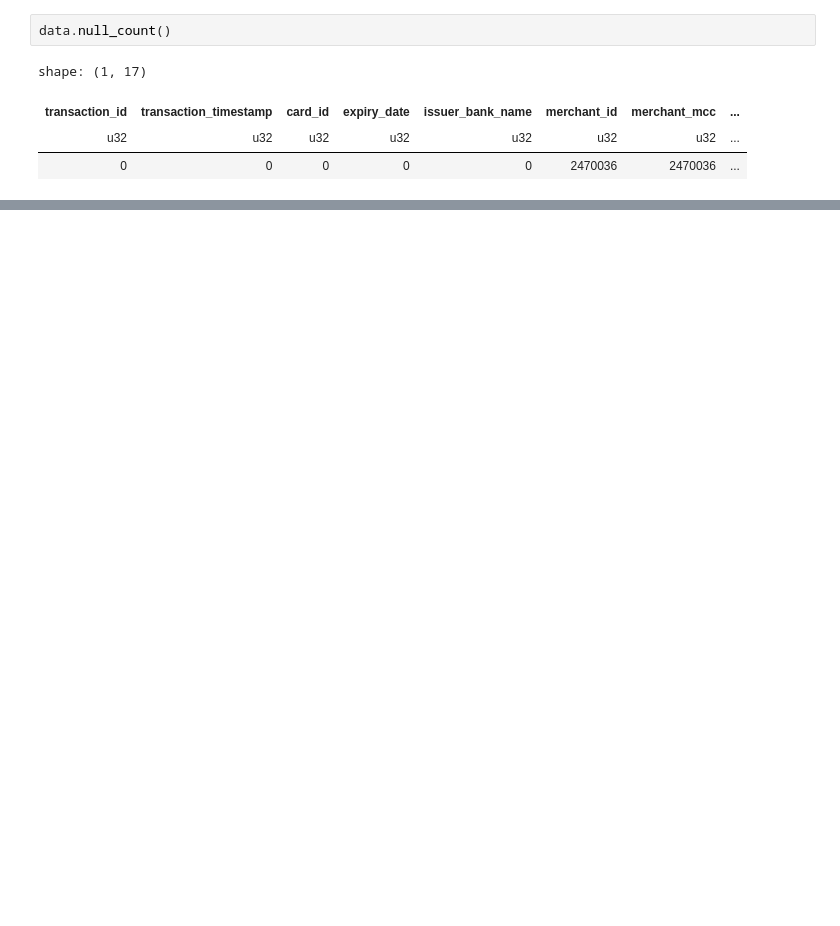
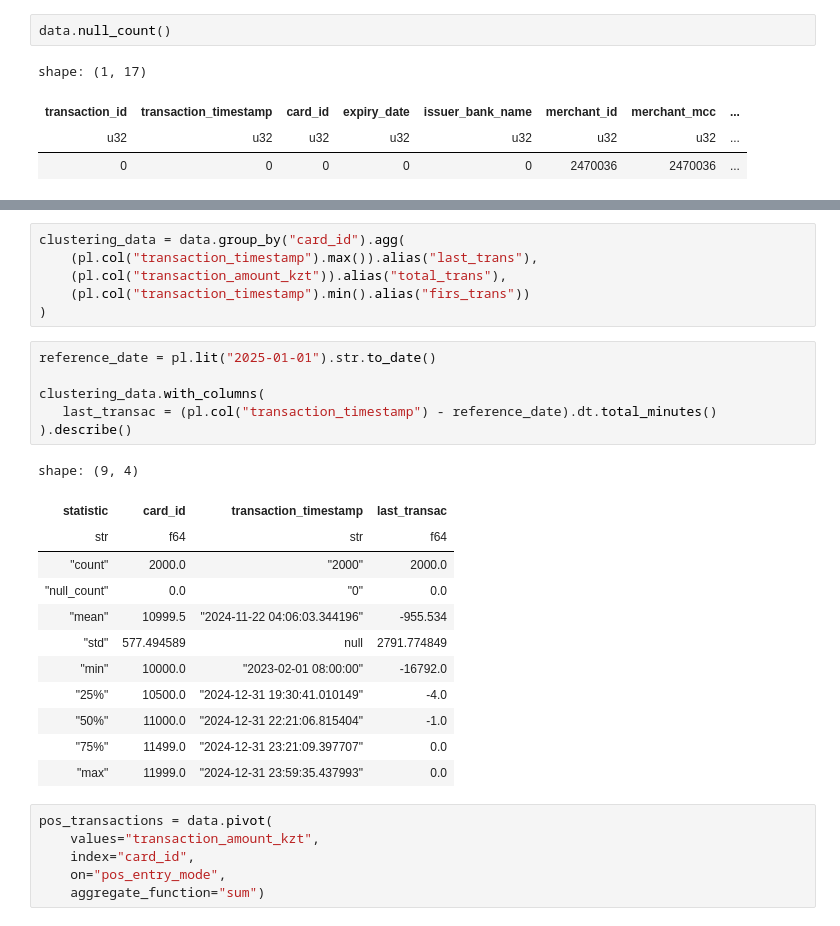
Before and after one commit to Arafat-learning/Decentra_mastercard, a Jupyter notebook: eda.ipynb, the cells around one changed output, grey strips where cells are left out. Drawn from its saved outputs; the diff is of its cells as text; blank space fills up the shorter version.

Commit message:
Explore clustering options

```diff
--- a/eda.ipynb
+++ b/eda.ipynb
@@ -70,3 +70,34 @@ transactions_by_type = (data.group_by("transaction_type")
 transactions_by_type.plot.bar(x="transaction_type", y = "share_in_ttl_trnsc")
 # %% [output]
 [interactive output not drawn]
+# %%
+clustering_data = data.group_by("card_id").agg(
+    (pl.col("transaction_timestamp").max()).alias("last_trans"),
+    (pl.col("transaction_amount_kzt")).alias("total_trans"),
+    (pl.col("transaction_timestamp").min().alias("firs_trans"))
+)
+# %%
+reference_date = pl.lit("2025-01-01").str.to_date()
+
+clustering_data.with_columns(
+   last_transac = (pl.col("transaction_timestamp") - reference_date).dt.total_minutes()
+).describe()
+# %% [output]
+shape: (9, 4)
+| statistic | card_id | transaction_timestamp | last_transac |
+| str | f64 | str | f64 |
+| "count" | 2000.0 | "2000" | 2000.0 |
+| "null_count" | 0.0 | "0" | 0.0 |
+| "mean" | 10999.5 | "2024-11-22 04:06:03.344196" | -955.534 |
+| "std" | 577.494589 | null | 2791.774849 |
+| "min" | 10000.0 | "2023-02-01 08:00:00" | -16792.0 |
+| "25%" | 10500.0 | "2024-12-31 19:30:41.010149" | -4.0 |
+| "50%" | 11000.0 | "2024-12-31 22:21:06.815404" | -1.0 |
+| "75%" | 11499.0 | "2024-12-31 23:21:09.397707" | 0.0 |
+| "max" | 11999.0 | "2024-12-31 23:59:35.437993" | 0.0 |
+# %%
+pos_transactions = data.pivot(
+    values="transaction_amount_kzt",
+    index="card_id",
+    on="pos_entry_mode",
+    aggregate_function="sum")
```
Also changed, not shown: parts of 1 cell of this notebook.
